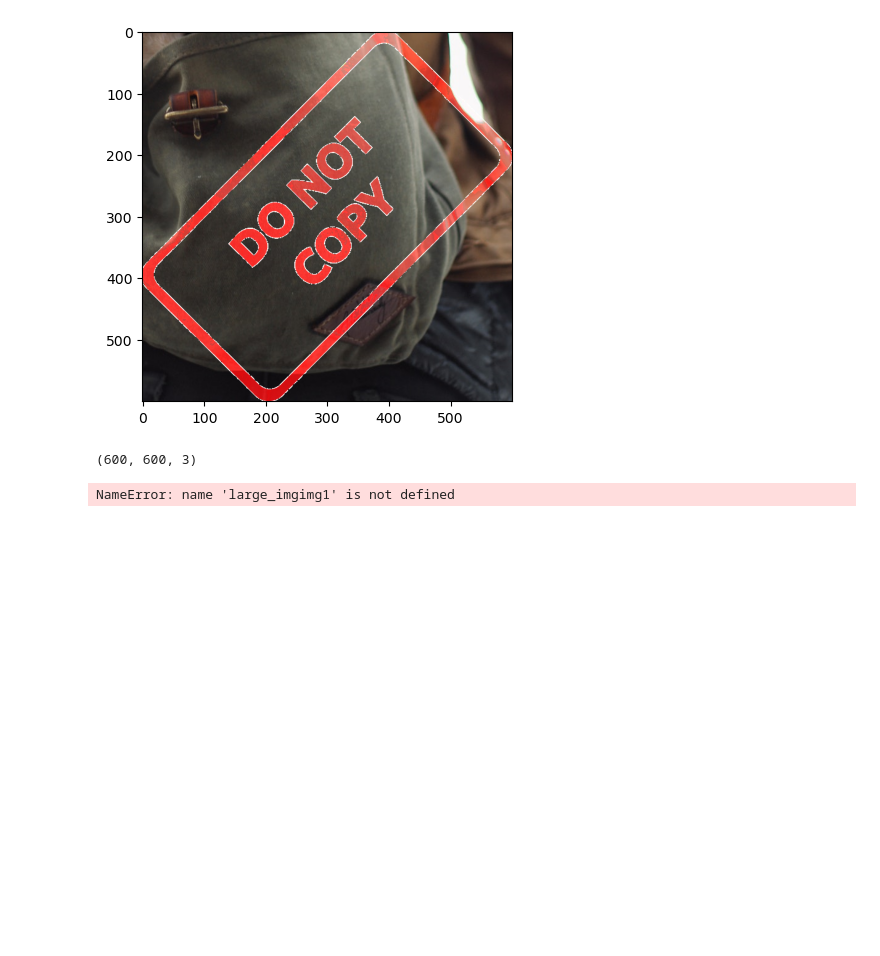
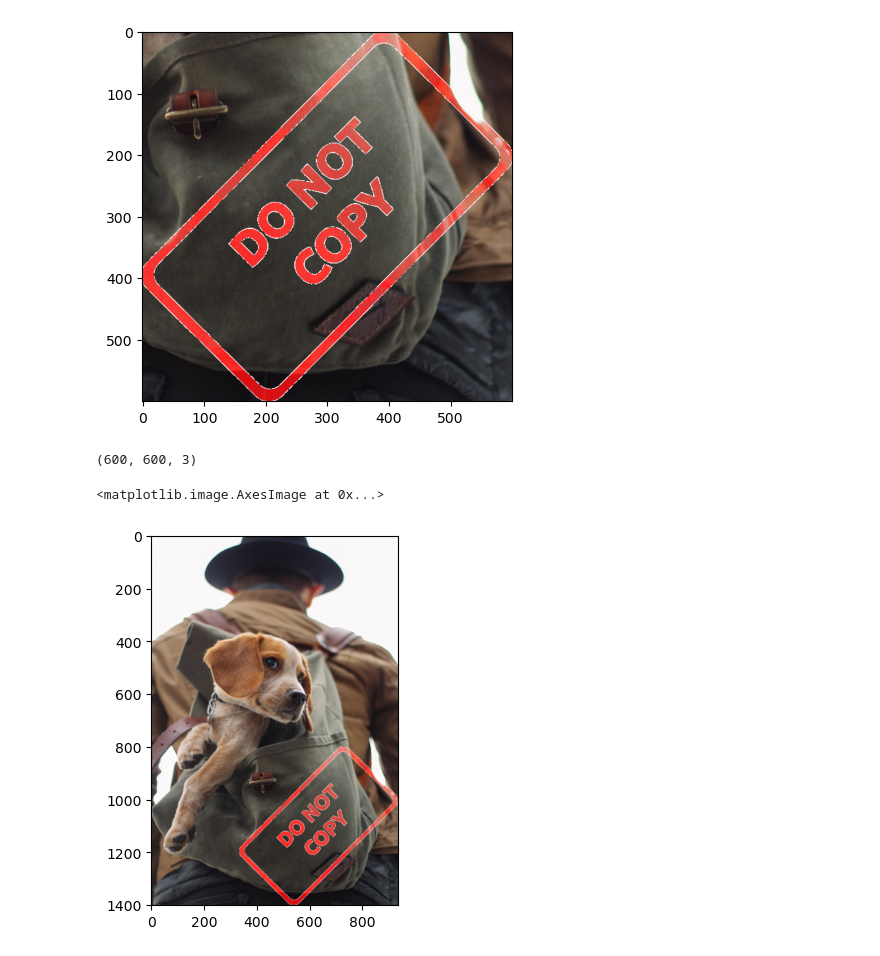
Before and after one commit to Daryldactyl/Beginner_CV, a Jupyter notebook: Blending_Images_and_Masking.ipynb, the cells around one changed output. Drawn from its saved outputs; the diff is of its cells as text; code cells hidden in the pictures; blank space fills up the shorter version.

```diff
--- a/Blending_Images_and_Masking.ipynb
+++ b/Blending_Images_and_Masking.ipynb
@@ -166,6 +166,9 @@ final_roi.shape
 # %%
 large_img = img1
 small_img = final_roi
-large_imgimg1[y_offset:img1.shape[0], x_offset:img1.shape[1]] = small_img
+large_img[y_offset:img1.shape[0], x_offset:img1.shape[1]] = small_img
-# %% [output]
-NameError: name 'large_imgimg1' is not defined
+# %%
+plt.imshow(large_img)
+# %% [output]
+<matplotlib.image.AxesImage at 0x...>
+[figure, added]
```
